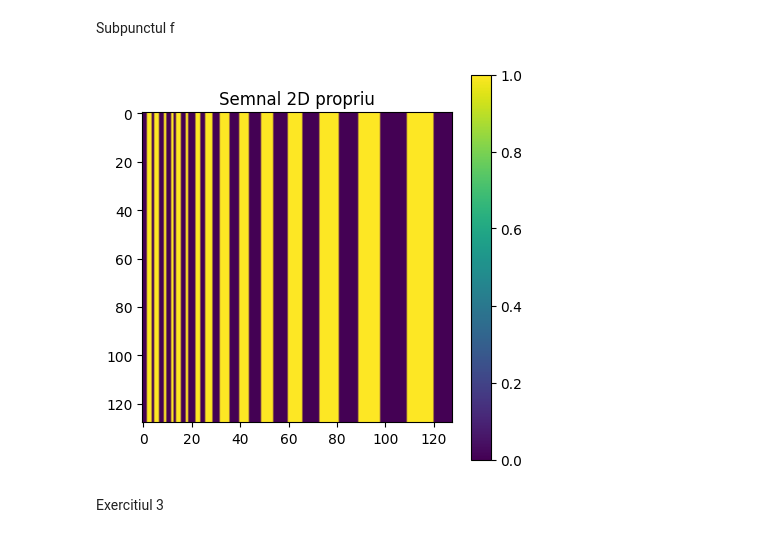
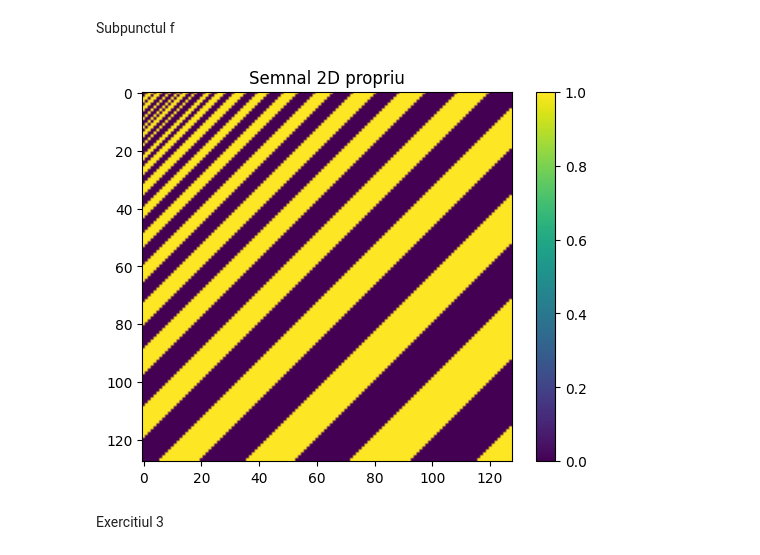
Before and after one commit to davide-perli/ProcesareaSemnalelor, a Jupyter notebook: Lab1/Lab1.ipynb, the cells around one changed output. Drawn from its saved outputs; the diff is of its cells as text; code cells hidden in the pictures.

```diff
--- a/Lab1/Lab1.ipynb
+++ b/Lab1/Lab1.ipynb
@@ -168,19 +168,19 @@ Subpunctul f
 # %%
 semnal_2d = numpy.zeros((128, 128))
 for i in range(128):
     for j in range(128):
-        if (int(numpy.round(numpy.log(j + 1), decimals = 2) * 10)) % 2:
+        if (int(numpy.round(numpy.log(j + 1 + i), decimals = 2) * 10)) % 2:
             semnal_2d[i, j] = 1
         else:
             semnal_2d[i, j] = 0
 
 plt.imshow(semnal_2d)
 plt.title('Semnal 2D propriu')
 plt.colorbar()
 plt.savefig(fname = './ex2_semnal_2D_propriu.pdf', format = 'pdf')
 plt.show()
 # %% [output]
-[figure, old version]
+[figure, new version]
 # %% [markdown]
 Exercitiul 3
 # %% [markdown]
```
Also changed, not shown: 8 other files.
